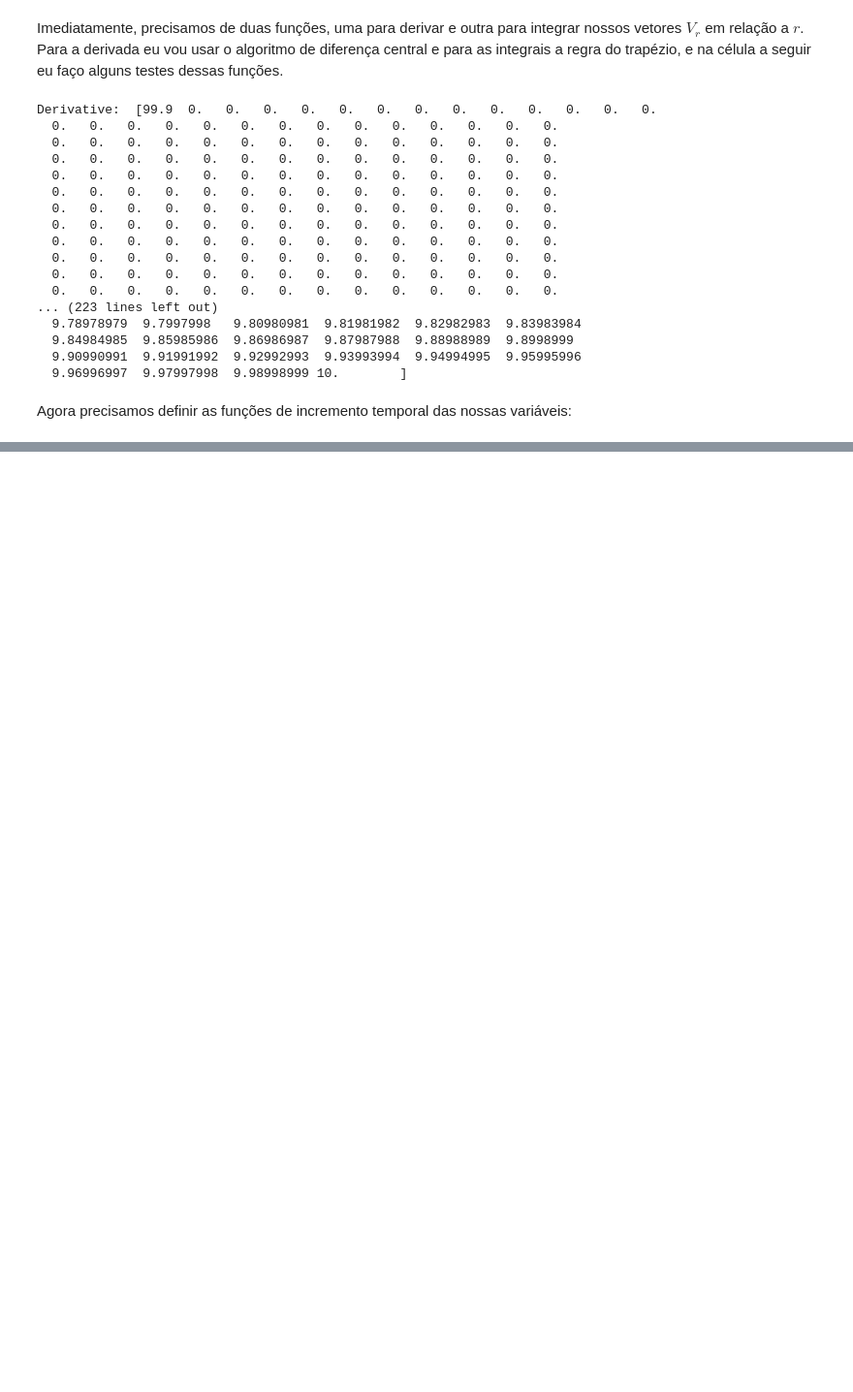
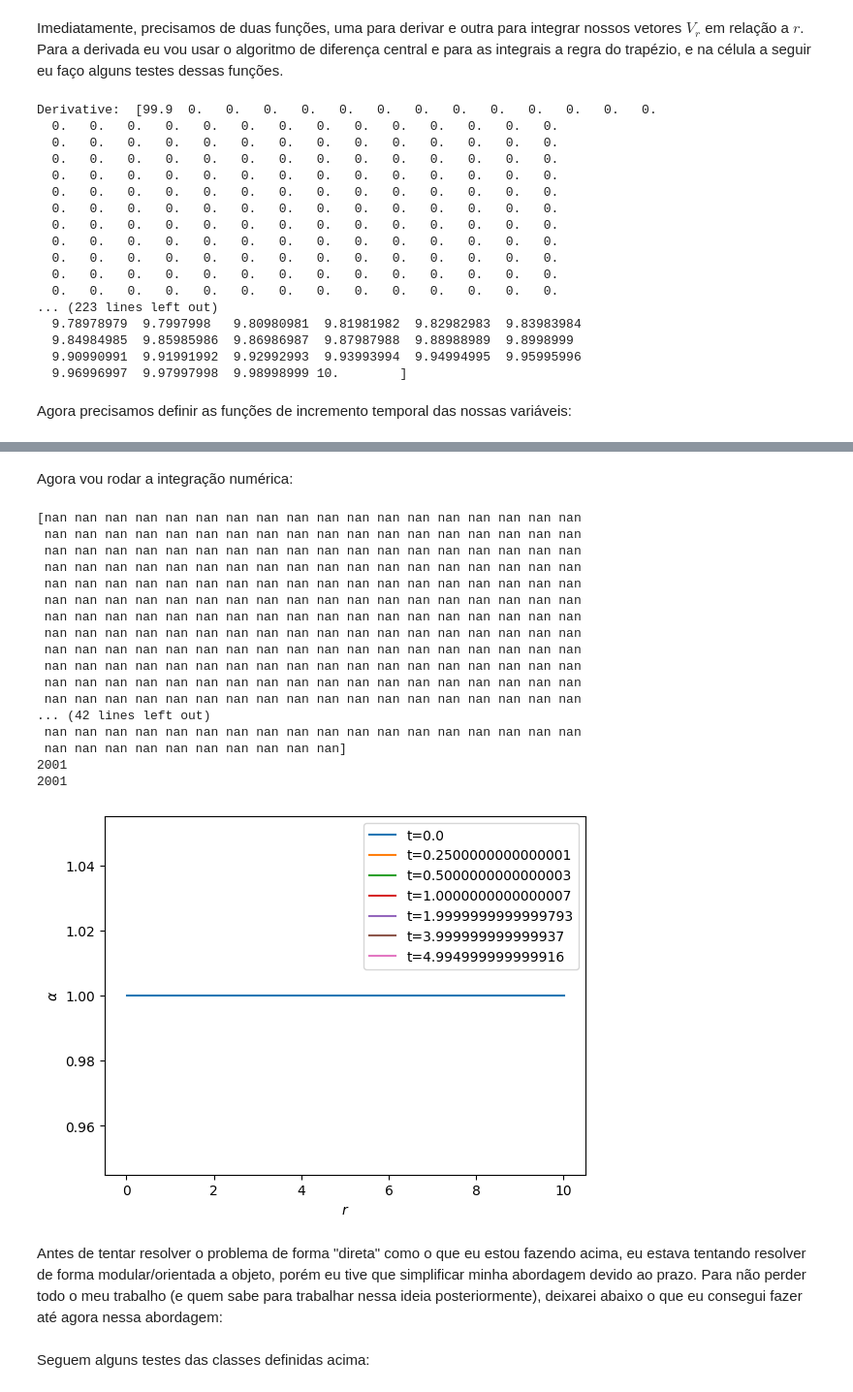
Before and after one commit to Grogroda/SchwarzschildNR, a Jupyter notebook: SphericalSymmetry.ipynb, the cells around one changed output, grey strips where cells are left out. Shown: that part at 97% size. Drawn from its saved outputs; the diff is of its cells as text; code cells hidden in the pictures; blank space fills up the shorter version.

Commit message:
Code runs but results diverge very fast, equations need checking

```diff
--- a/SphericalSymmetry.ipynb
+++ b/SphericalSymmetry.ipynb
@@ -563,0 +359,31 @@ def solve_alpha(r, **kwargs):
+# %%
+def compute_eqs(r, state):
+    # Computes all time derivatives and stores them in a dictionary
+    results = {
+        "Ka": dt_Ka(r, **state),
+        "Kb": dt_Kb(r, **state),
+        "tDa": dt_tDa(r, **state),
+        "tDb": dt_tDb(r, **state),
+        "lbda": dt_lbda(r, **state)
+    }
+
+    return results
+
+def rk2_step(r, state, dt):
+    k1 = compute_eqs(r, state)
+
+    # First half-step
+    mid_state = state.copy()
+    for var in k1: #only applies step to integrated functions
+        mid_state[var] = state[var]+0.5*dt*k1[var]
+
+    k2 = compute_eqs(r, mid_state)
+
+    # Full step
+    next_state = mid_state.copy()
+    for var in k2:
+        next_state[var] = mid_state[var]+0.5*k2[var]
+
+    return next_state
+# %% [markdown]
+Agora vou rodar a integração numérica:
@@ -563,0 +444,37 @@ def solve_alpha(r, **kwargs):
+# %%
+plot_indices = [0, 50, 100, 200, 400, 800, 999]
+
+print(alphas[2])
+
+print(len(ts))
+print(len(alphas))
+
+plt.figure()
+for idx in plot_indices:
+    plt.plot(r, alphas[idx], label='t={}'.format(ts[idx]))
+
+plt.xlabel(r'$r$')
+plt.ylabel(r'$\alpha$')
+plt.legend()
+plt.show()
+# %% [output]
+[nan nan nan nan nan nan nan nan nan nan nan nan nan nan nan nan nan nan
+ nan nan nan nan nan nan nan nan nan nan nan nan nan nan nan nan nan nan
+ nan nan nan nan nan nan nan nan nan nan nan nan nan nan nan nan nan nan
+ nan nan nan nan nan nan nan nan nan nan nan nan nan nan nan nan nan nan
+ nan nan nan nan nan nan nan nan nan nan nan nan nan nan nan nan nan nan
+ nan nan nan nan nan nan nan nan nan nan nan nan nan nan nan nan nan nan
+ nan nan nan nan nan nan nan nan nan nan nan nan nan nan nan nan nan nan
+ nan nan nan nan nan nan nan nan nan nan nan nan nan nan nan nan nan nan
+ nan nan nan nan nan nan nan nan nan nan nan nan nan nan nan nan nan nan
+ nan nan nan nan nan nan nan nan nan nan nan nan nan nan nan nan nan nan
+ nan nan nan nan nan nan nan nan nan nan nan nan nan nan nan nan nan nan
+ nan nan nan nan nan nan nan nan nan nan nan nan nan nan nan nan nan nan
+... (42 lines left out)
+ nan nan nan nan nan nan nan nan nan nan nan nan nan nan nan nan nan nan
+ nan nan nan nan nan nan nan nan nan nan]
+2001
+2001
+[figure, added]
+# %% [markdown]
+Antes de tentar resolver o problema de forma "direta" como o que eu estou fazendo acima, eu estava tentando resolver de forma modular/orientada a objeto, porém eu tive que simplificar minha abordagem devido ao prazo. Para não perder todo o meu trabalho (e quem sabe para trabalhar nessa ideia posteriormente), deixarei abaixo o que eu consegui fazer até agora nessa abordagem:
@@ -563,0 +707,2 @@ def solve_alpha(r, **kwargs):
+# %% [markdown]
+Seguem alguns testes das classes definidas acima:
```
Also changed, not shown: parts of 27 cells of this notebook.
